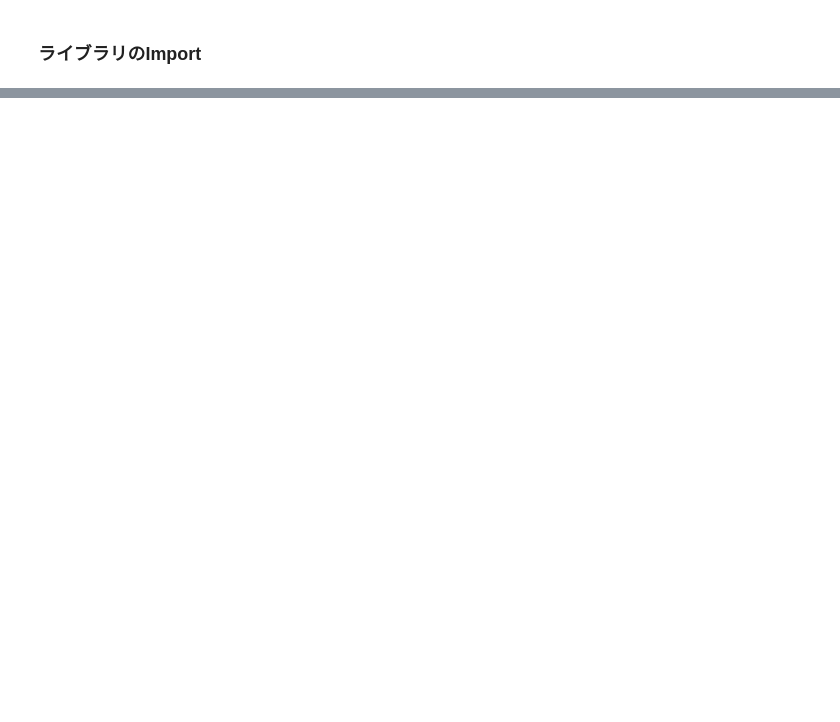
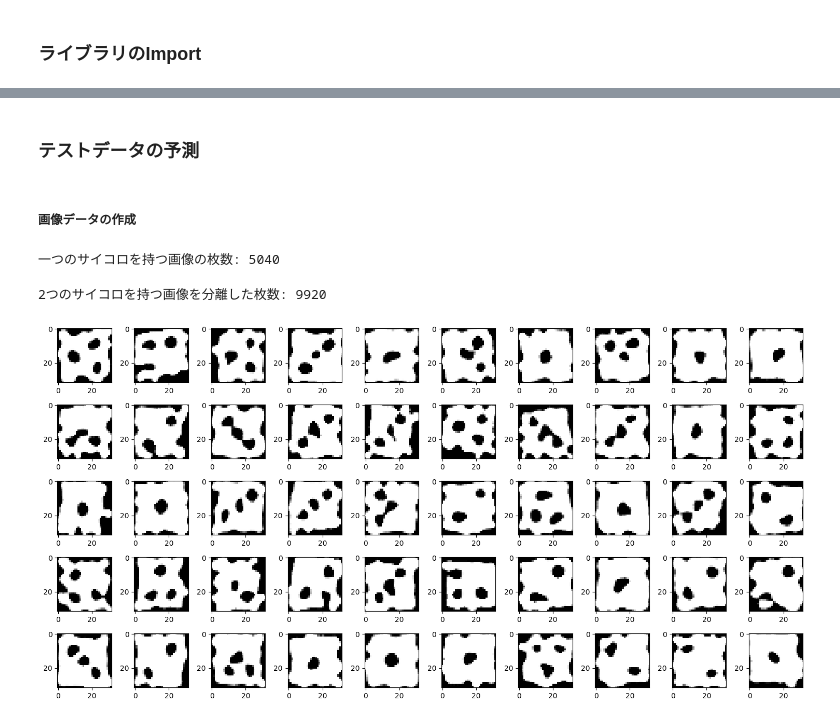
Before and after one commit to SStakafumi/sony-dice-competition, a Jupyter notebook: devide_dice.ipynb, the cells around one changed output, grey strips where cells are left out. Drawn from its saved outputs; the diff is of its cells as text; code cells hidden in the pictures; blank space fills up the shorter version.

```diff
--- a/devide_dice.ipynb
+++ b/devide_dice.ipynb
@@ -69,0 +472,2 @@ for i in range(n):
+# %% [markdown]
+### テストデータの予測
@@ -69,0 +476,24 @@ for i in range(n):
+# %% [markdown]
+##### 画像データの作成
+# %%
+# 一つのサイコロを持つ画像
+test_idx_one_dice, imgs_test_one_dice, _ = getOneDiceImageInfoListFromArea(data_type='test')
+print(f'一つのサイコロを持つ画像の枚数: {len(imgs_test_one_dice)}')
+# %% [output]
+一つのサイコロを持つ画像の枚数: 5040
+# %%
+# 2つのサイコロを持つ画像を分離し、サイコロをそれぞれ切り取った画像のリスト
+imgs_test_devided = getDevidedImageInfoList()
+print(f'2つのサイコロを持つ画像を分離した枚数: {len(imgs_test_devided)}')
+# %% [output]
+2つのサイコロを持つ画像を分離した枚数: 9920
+# %%
+# 1つのサイコロを持つ画像の可視化
+n = 50
+fig = plt.figure(figsize=(15, 15*((n//10)/10)))
+for i in range(n):
+    ax = fig.add_subplot(n//10, 10, i+1)
+    plt.imshow(imgs_test_one_dice[i], cmap='gray')
+    plt.tight_layout()
+# %% [output]
+[figure, added]
```
Also changed, not shown: parts of 56 cells of this notebook.
